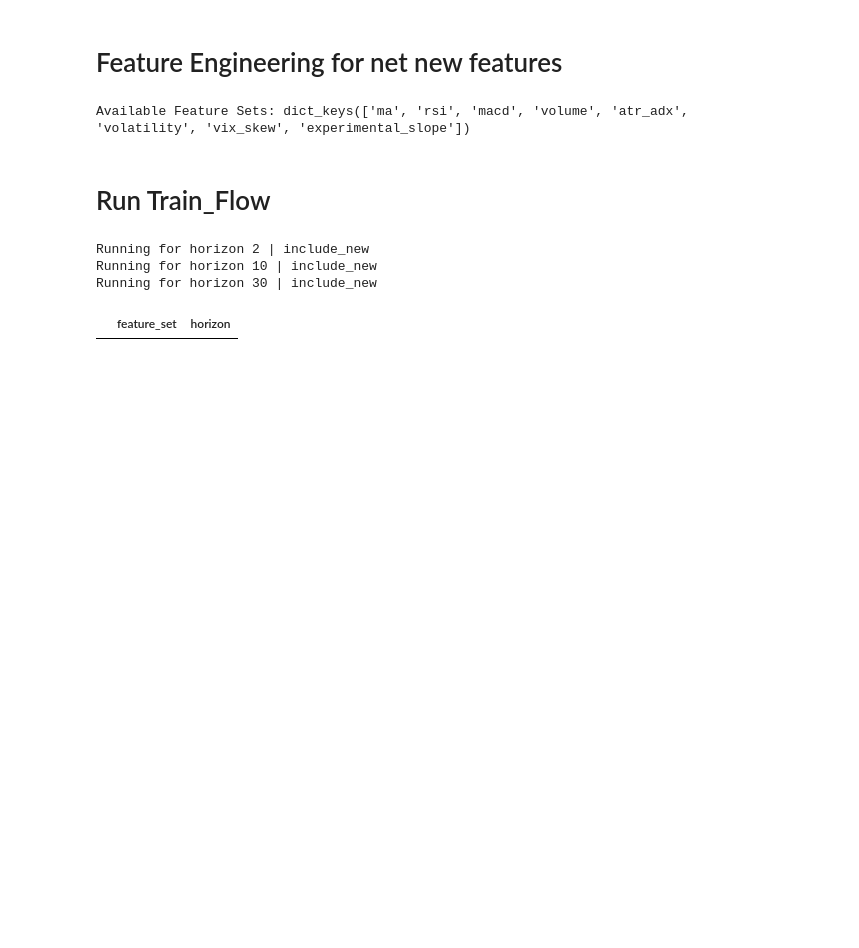
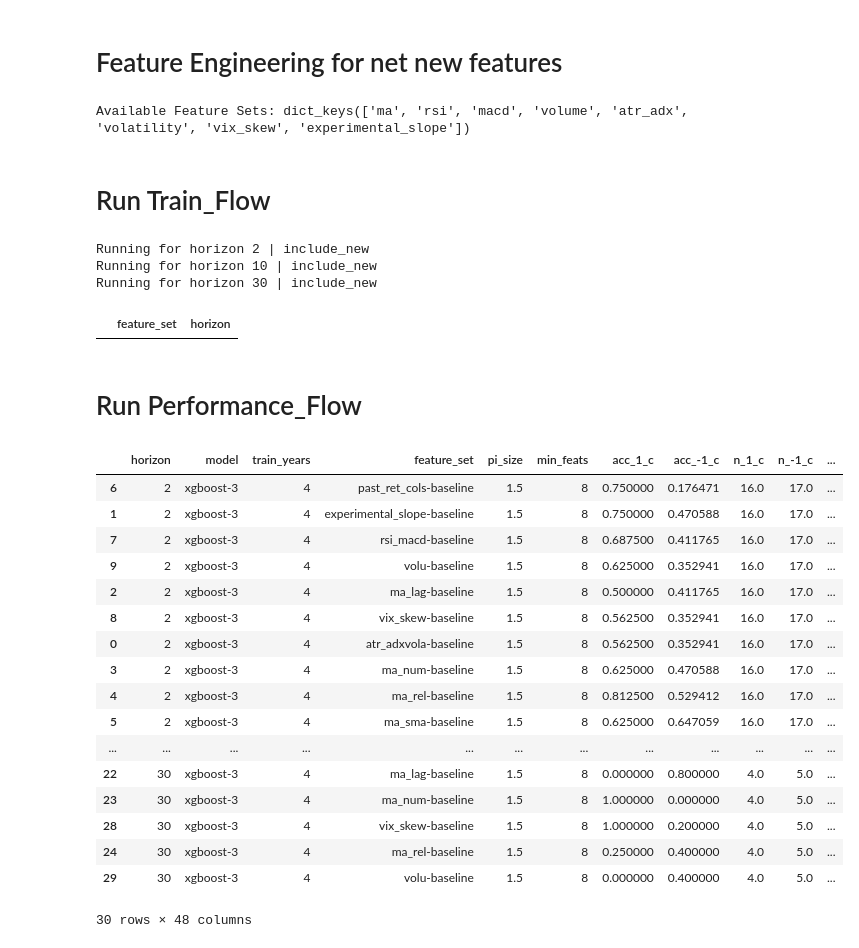
Before and after one commit to bchase17/Stocks, a Jupyter notebook: train_flow.ipynb, the cells around one changed output. Saved outputs shown, nothing was run; the diff lists cells and outputs as text; code cells hidden in the pictures; blank space fills up the shorter version.

Commit message:
added performance flow

```diff
--- a/train_flow.ipynb
+++ b/train_flow.ipynb
@@ -56,3 +56,35 @@ Running for horizon 2 | include_new
 Running for horizon 10 | include_new
 Running for horizon 30 | include_new
 |  | feature_set | horizon |
+# %% [markdown]
+# Run Performance_Flow
+# %%
+import performance_flow
+importlib.reload(performance_flow)
+
+results_file_name = "test.csv"
+return_cols, perf_df = performance_flow.import_data(results_file_name, df_daily)
+
+min_th = 0.55
+cov_th = 0.75
+composite_score = performance_flow.run_performance(perf_df, min_th, cov_th)
+bucket_df = performance_flow.bucket_scores(df_daily, perf_df, returns)
+# %% [output]
+|  | horizon | model | train_years | feature_set | pi_size | min_feats | acc_1_c | acc_-1_c | n_1_c | n_-1_c | ... |
+| 6 | 2 | xgboost-3 | 4 | past_ret_cols-baseline | 1.5 | 8 | 0.750000 | 0.176471 | 16.0 | 17.0 | ... |
+| 1 | 2 | xgboost-3 | 4 | experimental_slope-baseline | 1.5 | 8 | 0.750000 | 0.470588 | 16.0 | 17.0 | ... |
+| 7 | 2 | xgboost-3 | 4 | rsi_macd-baseline | 1.5 | 8 | 0.687500 | 0.411765 | 16.0 | 17.0 | ... |
+| 9 | 2 | xgboost-3 | 4 | volu-baseline | 1.5 | 8 | 0.625000 | 0.352941 | 16.0 | 17.0 | ... |
+| 2 | 2 | xgboost-3 | 4 | ma_lag-baseline | 1.5 | 8 | 0.500000 | 0.411765 | 16.0 | 17.0 | ... |
+| 8 | 2 | xgboost-3 | 4 | vix_skew-baseline | 1.5 | 8 | 0.562500 | 0.352941 | 16.0 | 17.0 | ... |
+| 0 | 2 | xgboost-3 | 4 | atr_adxvola-baseline | 1.5 | 8 | 0.562500 | 0.352941 | 16.0 | 17.0 | ... |
+| 3 | 2 | xgboost-3 | 4 | ma_num-baseline | 1.5 | 8 | 0.625000 | 0.470588 | 16.0 | 17.0 | ... |
+| 4 | 2 | xgboost-3 | 4 | ma_rel-baseline | 1.5 | 8 | 0.812500 | 0.529412 | 16.0 | 17.0 | ... |
+| 5 | 2 | xgboost-3 | 4 | ma_sma-baseline | 1.5 | 8 | 0.625000 | 0.647059 | 16.0 | 17.0 | ... |
+| ... | ... | ... | ... | ... | ... | ... | ... | ... | ... | ... | ... |
+| 22 | 30 | xgboost-3 | 4 | ma_lag-baseline | 1.5 | 8 | 0.000000 | 0.800000 | 4.0 | 5.0 | ... |
+| 23 | 30 | xgboost-3 | 4 | ma_num-baseline | 1.5 | 8 | 1.000000 | 0.000000 | 4.0 | 5.0 | ... |
+| 28 | 30 | xgboost-3 | 4 | vix_skew-baseline | 1.5 | 8 | 1.000000 | 0.200000 | 4.0 | 5.0 | ... |
+| 24 | 30 | xgboost-3 | 4 | ma_rel-baseline | 1.5 | 8 | 0.250000 | 0.400000 | 4.0 | 5.0 | ... |
+| 29 | 30 | xgboost-3 | 4 | volu-baseline | 1.5 | 8 | 0.000000 | 0.400000 | 4.0 | 5.0 | ... |
+30 rows × 48 columns
```
Also changed, not shown: 2 other files.
